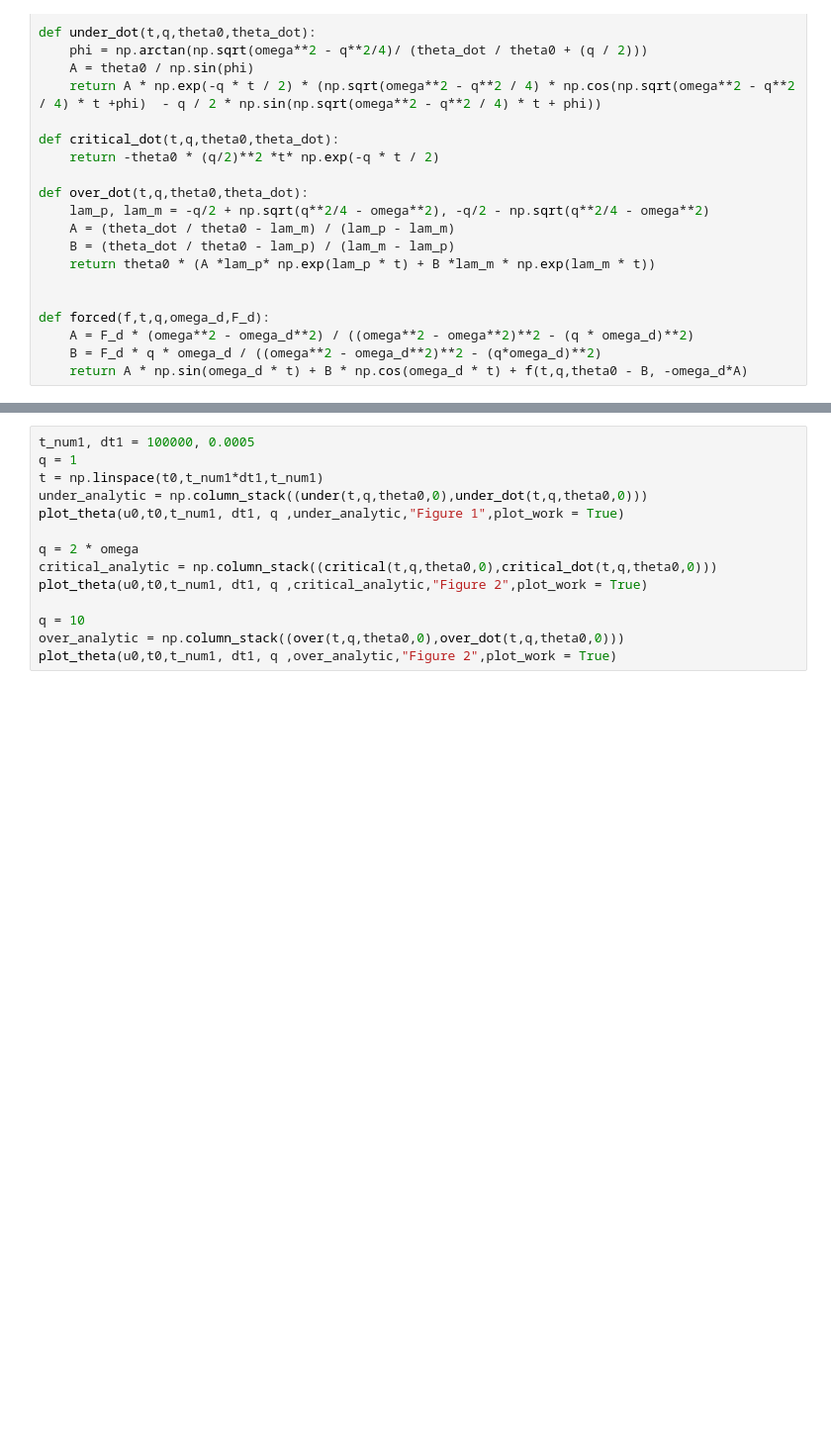
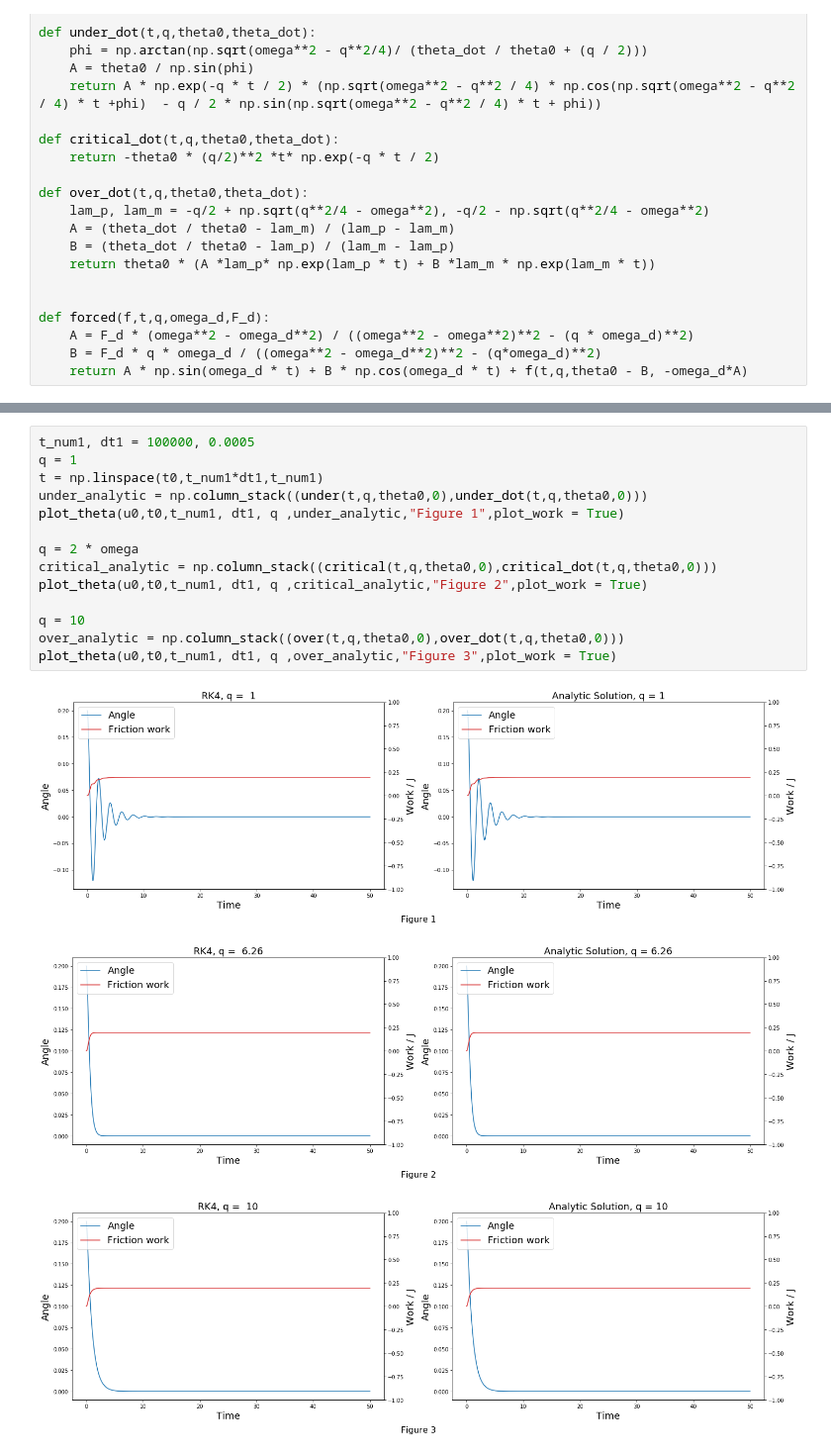
Before and after one commit to hansggi/Klassmek_num2, a Jupyter notebook: Klassmek_2.ipynb, the cells around one changed output, grey strips where cells are left out. Shown: that part at 99% size. Saved outputs shown, nothing was run; the diff lists cells and outputs as text; blank space fills up the shorter version.

```diff
--- a/Klassmek_2.ipynb
+++ b/Klassmek_2.ipynb
@@ -137,16 +137,20 @@ Figures 1, 2, and 3 show the numerical and analytic solution for the damped pend
 # %%
 t_num1, dt1 = 100000, 0.0005
 q = 1
 t = np.linspace(t0,t_num1*dt1,t_num1)
 under_analytic = np.column_stack((under(t,q,theta0,0),under_dot(t,q,theta0,0)))
 plot_theta(u0,t0,t_num1, dt1, q ,under_analytic,"Figure 1",plot_work = True)
 
 q = 2 * omega
 critical_analytic = np.column_stack((critical(t,q,theta0,0),critical_dot(t,q,theta0,0)))
 plot_theta(u0,t0,t_num1, dt1, q ,critical_analytic,"Figure 2",plot_work = True)
 
 q = 10
 over_analytic = np.column_stack((over(t,q,theta0,0),over_dot(t,q,theta0,0)))
-plot_theta(u0,t0,t_num1, dt1, q ,over_analytic,"Figure 2",plot_work = True)
+plot_theta(u0,t0,t_num1, dt1, q ,over_analytic,"Figure 3",plot_work = True)
+# %% [output]
+[figure, added]
+[figure, added]
+[figure, added]
 # %% [markdown]
 ## Exercise 2 - Forced harmonic damped pendulum
```
Also changed, not shown: parts of 5 cells of this notebook.
